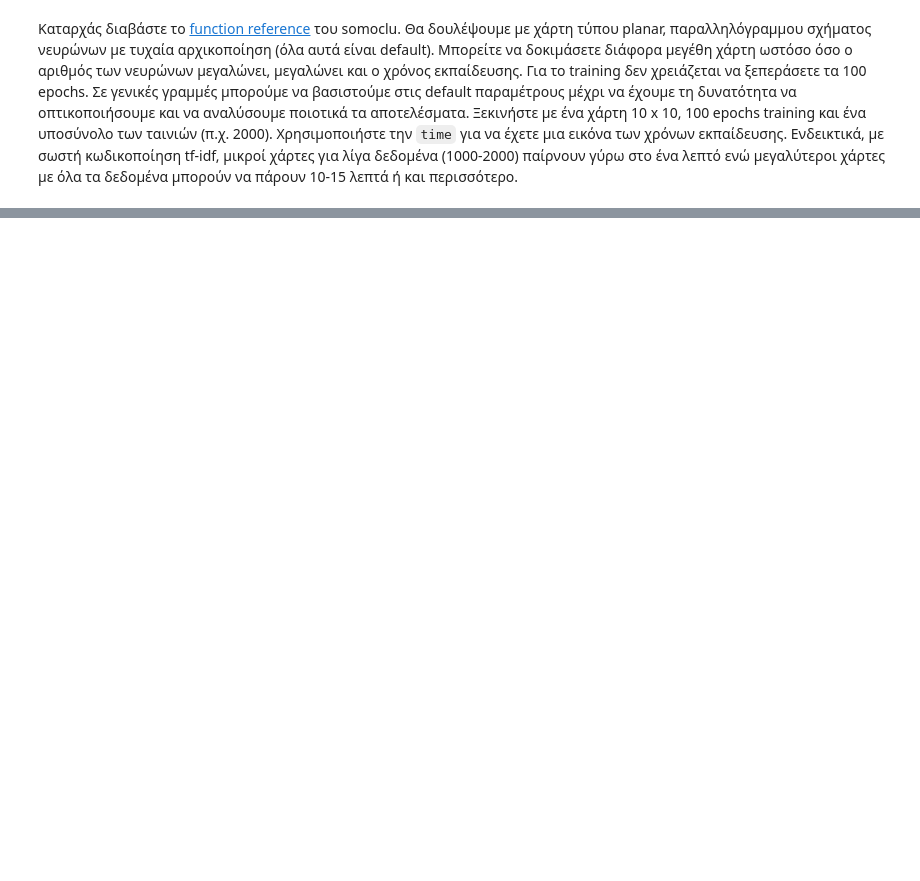
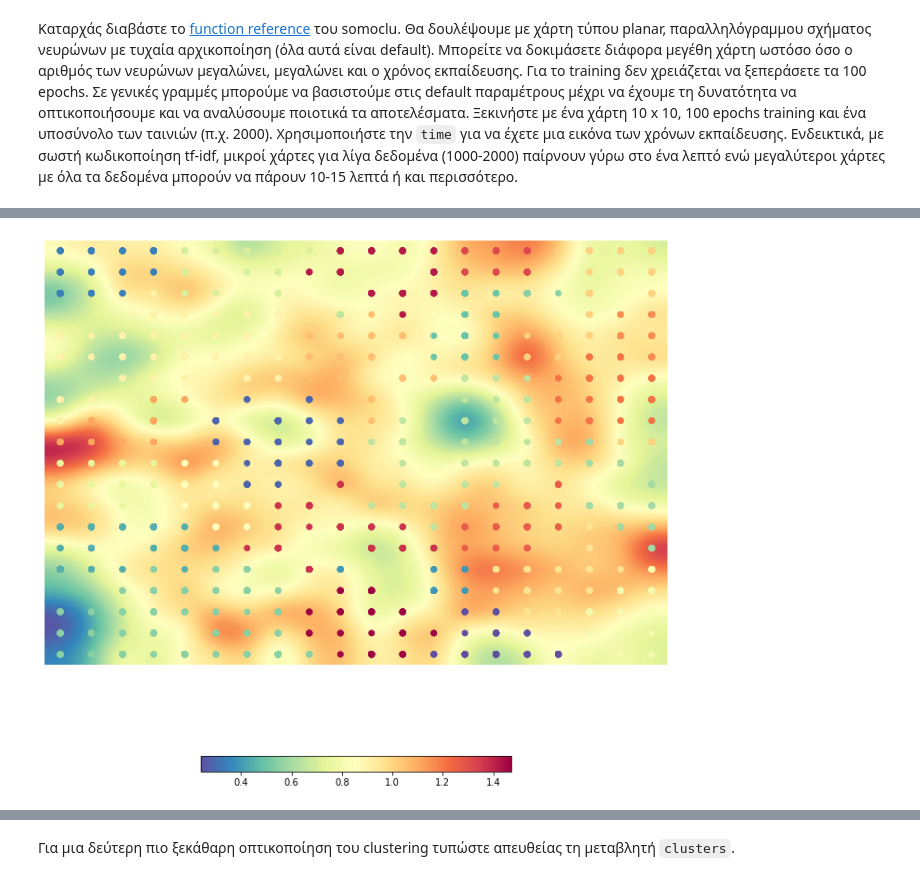
Before and after one commit to sonqo/ntua-ypsilon, a Jupyter notebook: 3_Neural_Networks_Intelligent_Systems/2_RecommenderSystem_SOM/A11.ipynb, the cells around one changed output, grey strips where cells are left out. Saved outputs shown, nothing was run; the diff lists cells and outputs as text; code cells hidden in the pictures; blank space fills up the shorter version.

```diff
--- a/3_Neural_Networks_Intelligent_Systems/2_RecommenderSystem_SOM/A11.ipynb
+++ b/3_Neural_Networks_Intelligent_Systems/2_RecommenderSystem_SOM/A11.ipynb
@@ -331,0 +343,9 @@ To somoclu δίνει την επιπρόσθετη δυνατότητα να κ
+# %%
+from sklearn.cluster import KMeans
+
+clustering = KMeans(n_clusters=25)
+som.cluster(algorithm=clustering)
+
+som.view_umatrix(bestmatches=True, colorbar=True, figsize=(12, 12))
+# %% [output]
+[figure, added]
@@ -331,0 +353,2 @@ To somoclu δίνει την επιπρόσθετη δυνατότητα να κ
+# %% [markdown]
+Για μια δεύτερη πιο ξεκάθαρη οπτικοποίηση του clustering τυπώστε απευθείας τη μεταβλητή `clusters`.
```
Also changed, not shown: parts of 32 cells of this notebook.
